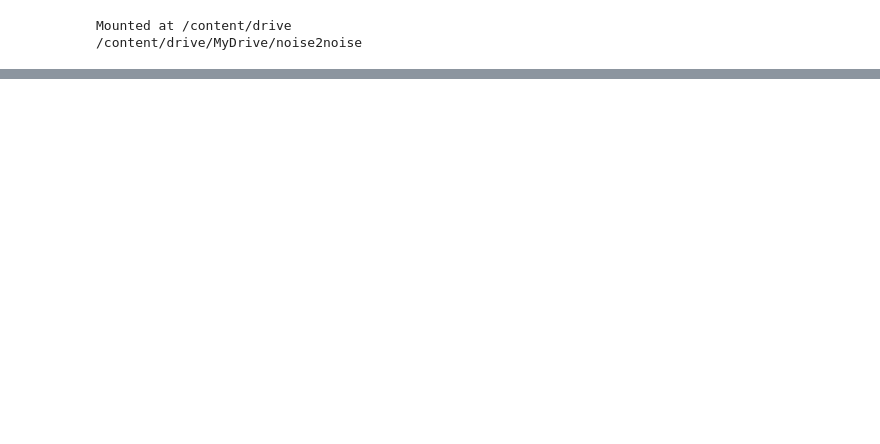
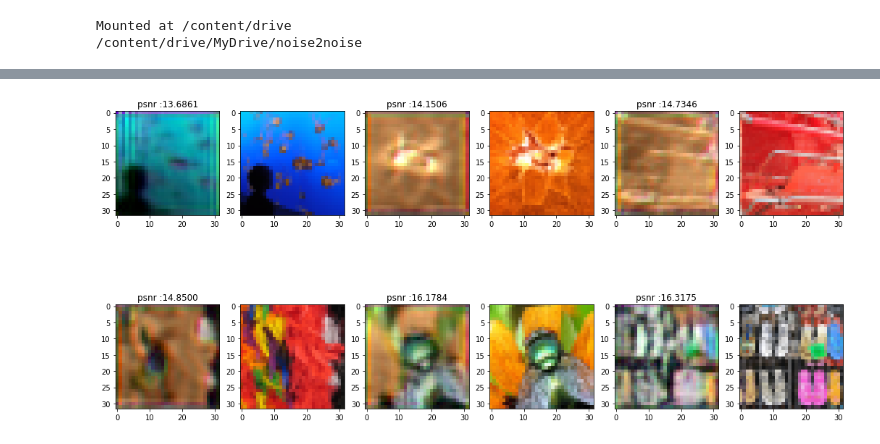
Before and after one commit to thurgarion2/noise2noise, a Jupyter notebook: _architecture_test.ipynb, the cells around one changed output, grey strips where cells are left out. Saved outputs shown, nothing was run; the diff lists cells and outputs as text; code cells hidden in the pictures; blank space fills up the shorter version.

```diff
--- a/_architecture_test.ipynb
+++ b/_architecture_test.ipynb
@@ -125,0 +166,4 @@ plot_psnr_distribution(model, validation)
+# %%
+show_worst(model, validation, nb_cols=3, nb_rows=2)
+# %% [output]
+[figure, added]
```
Also changed, not shown: parts of 22 cells of this notebook, 8 other files.
